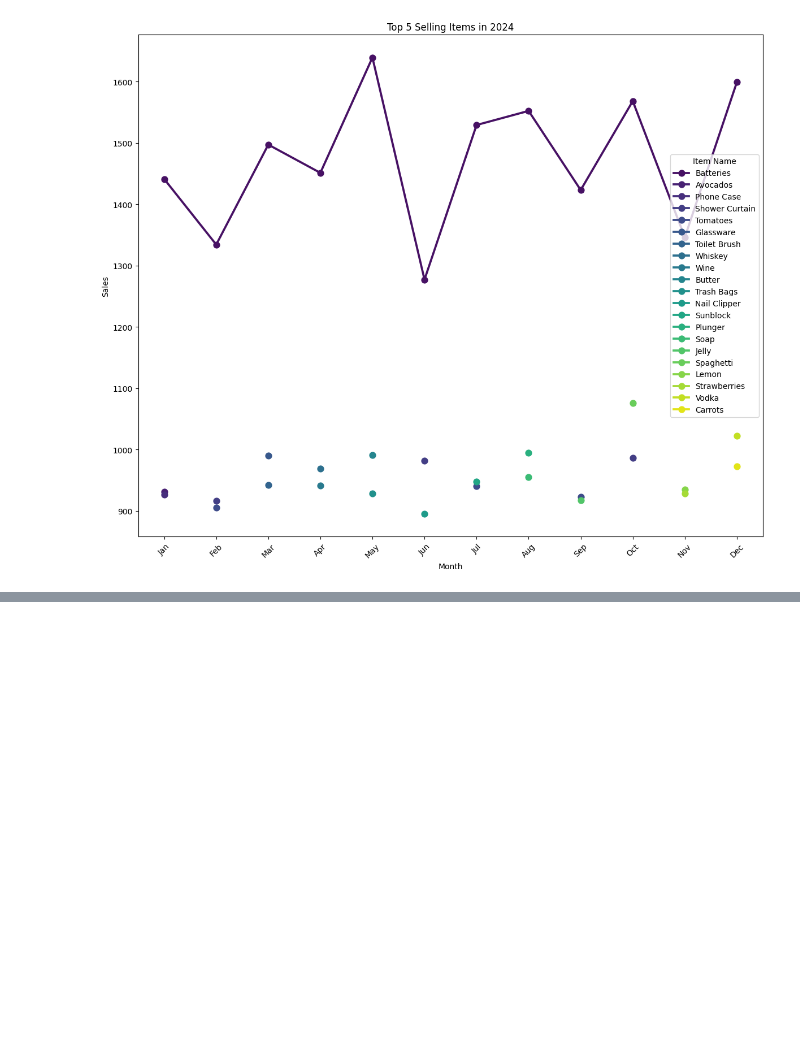
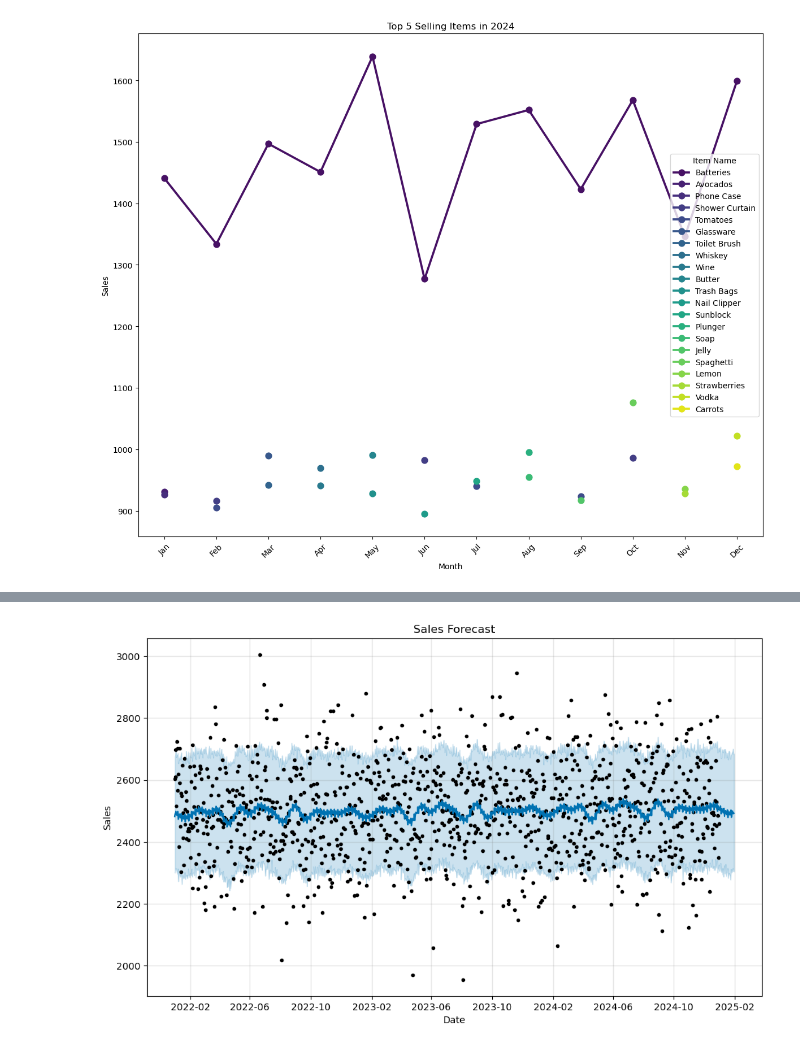
Before and after one commit to Rojal123245/Sales-Automation-AI, a Jupyter notebook: model/model.ipynb, the cells around one changed output, grey strips where cells are left out. Drawn from its saved outputs; the diff is of its cells as text; code cells hidden in the pictures; blank space fills up the shorter version.

```diff
--- a/model/model.ipynb
+++ b/model/model.ipynb
@@ -349,0 +343,23 @@ Importing plotly failed. Interactive plots will not work.
+# %%
+sales_data = data.groupby('Date')['Sales'].sum().reset_index()
+
+# Rename columns for Prophet compatibility
+sales_data.columns = ['ds', 'y']
+
+# Initialize and fit the Prophet model
+prophet_model = Prophet()
+prophet_model.fit(sales_data)
+
+# Create a future dataframe for forecasting (e.g., 30 days into the future)
+future_dates = prophet_model.make_future_dataframe(periods=30)
+
+# Forecast sales
+forecast = prophet_model.predict(future_dates)
+
+# Plot the forecast
+fig = prophet_model.plot(forecast)
+plt.title("Sales Forecast")
+plt.xlabel("Date")
+plt.ylabel("Sales")
+plt.show()
+# %% [output]
@@ -349,0 +368 @@ Importing plotly failed. Interactive plots will not work.
+[figure, added]
```
Also changed, not shown: parts of 10 cells of this notebook.
